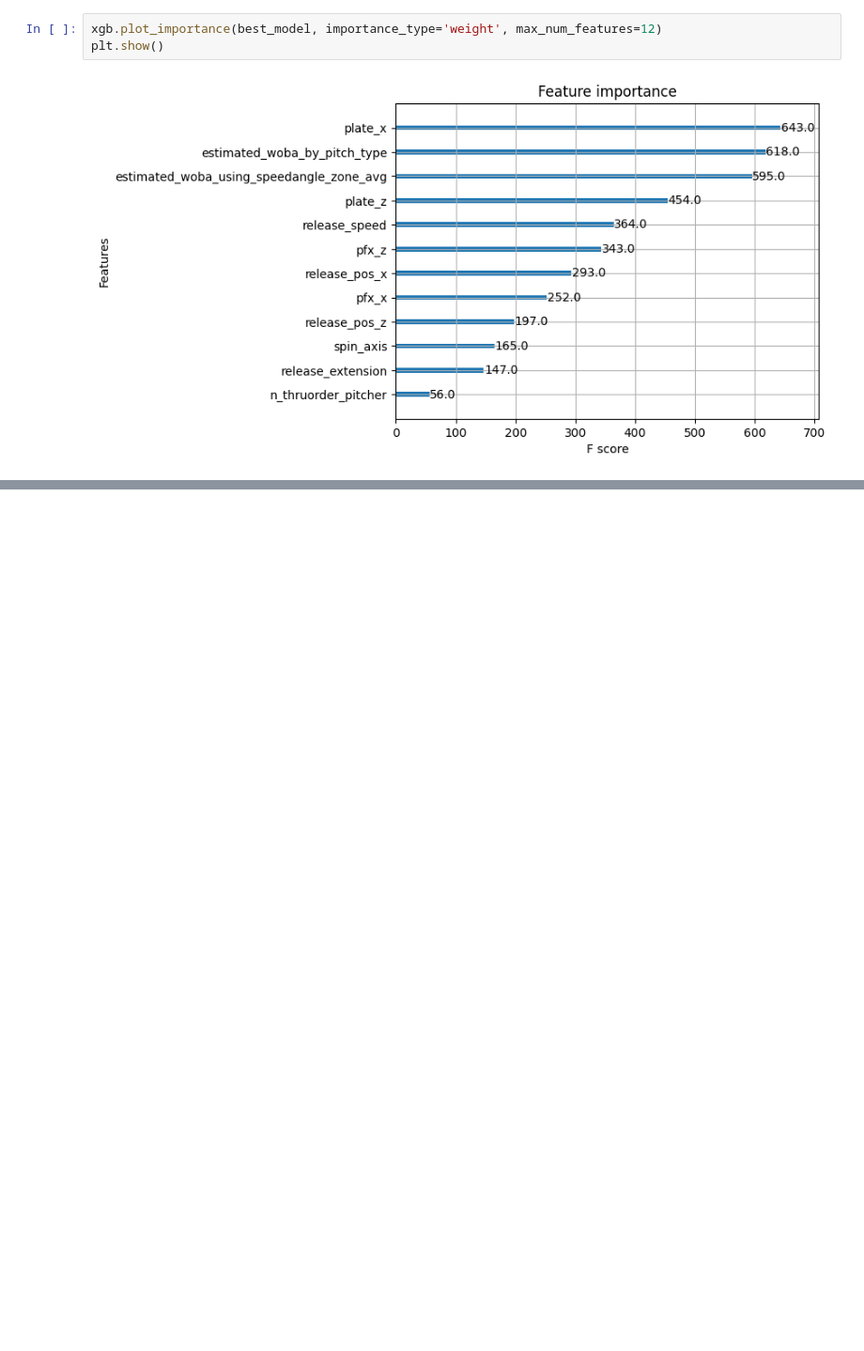
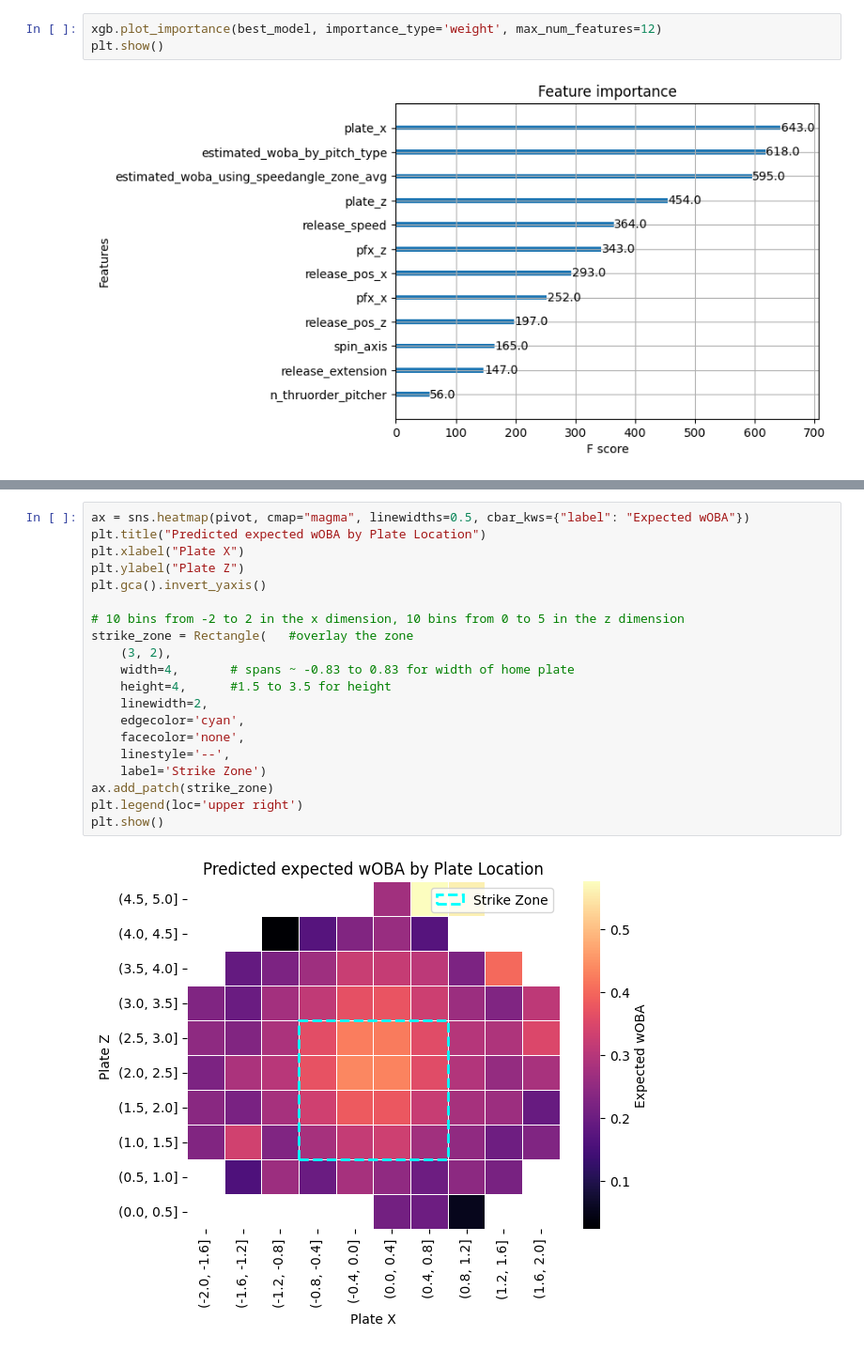
Before and after one commit to zybecker/DS-5500, a Jupyter notebook: Updated XGBoost.ipynb, the cells around one changed output, grey strips where cells are left out. Shown at 94% size. Cells and saved outputs as stored; diff of their text form; blank space fills up the shorter version.

```diff
--- a/Updated XGBoost.ipynb
+++ b/Updated XGBoost.ipynb
@@ -230,0 +239,22 @@ print(error_df.sort_values("error", ascending=False).head(10))
+# %%
+ax = sns.heatmap(pivot, cmap="magma", linewidths=0.5, cbar_kws={"label": "Expected wOBA"})
+plt.title("Predicted expected wOBA by Plate Location")
+plt.xlabel("Plate X")
+plt.ylabel("Plate Z")
+plt.gca().invert_yaxis()
+
+# 10 bins from -2 to 2 in the x dimension, 10 bins from 0 to 5 in the z dimension
+strike_zone = Rectangle(   #overlay the zone
+    (3, 2),
+    width=4,       # spans ~ -0.83 to 0.83 for width of home plate
+    height=4,      #1.5 to 3.5 for height
+    linewidth=2,
+    edgecolor='cyan',
+    facecolor='none',
+    linestyle='--',
+    label='Strike Zone')
+ax.add_patch(strike_zone)
+plt.legend(loc='upper right')
+plt.show()
+# %% [output]
+[figure, added]
```
Also changed, not shown: parts of 2 cells of this notebook.
